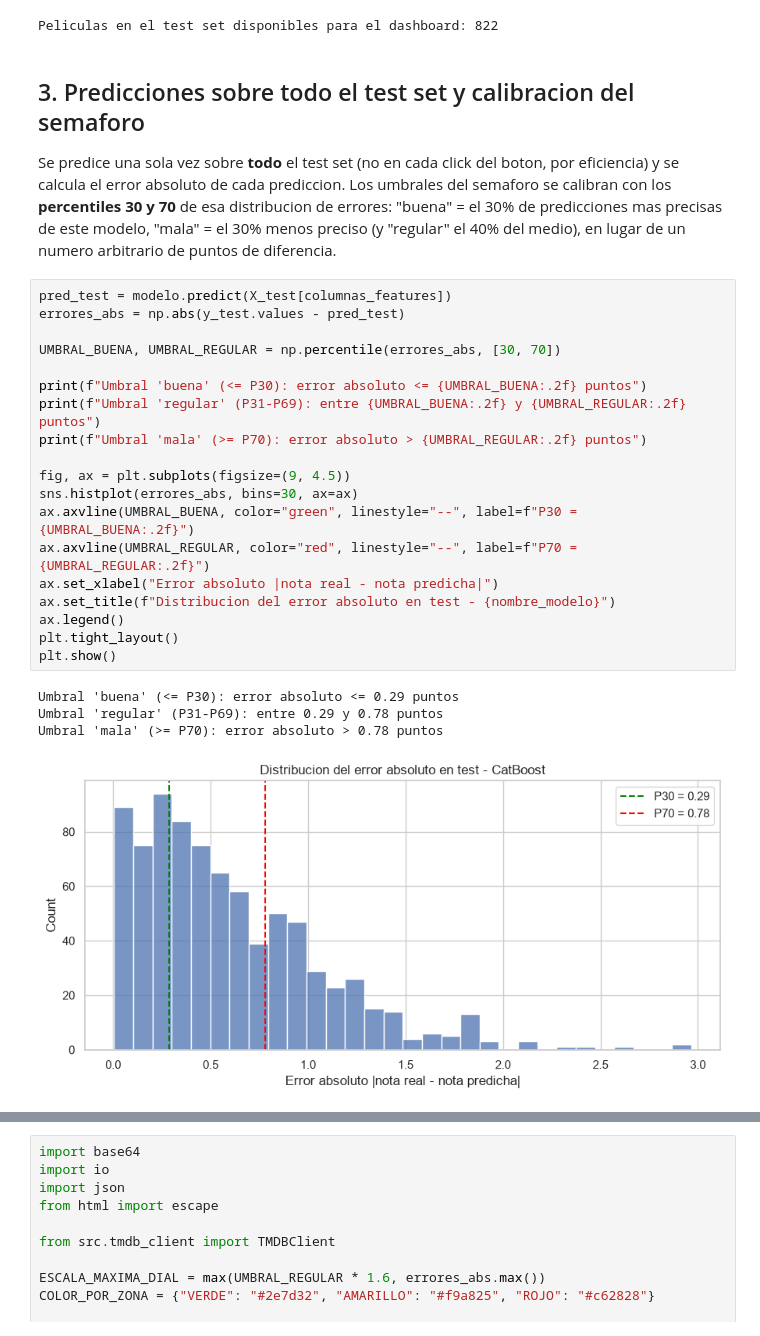
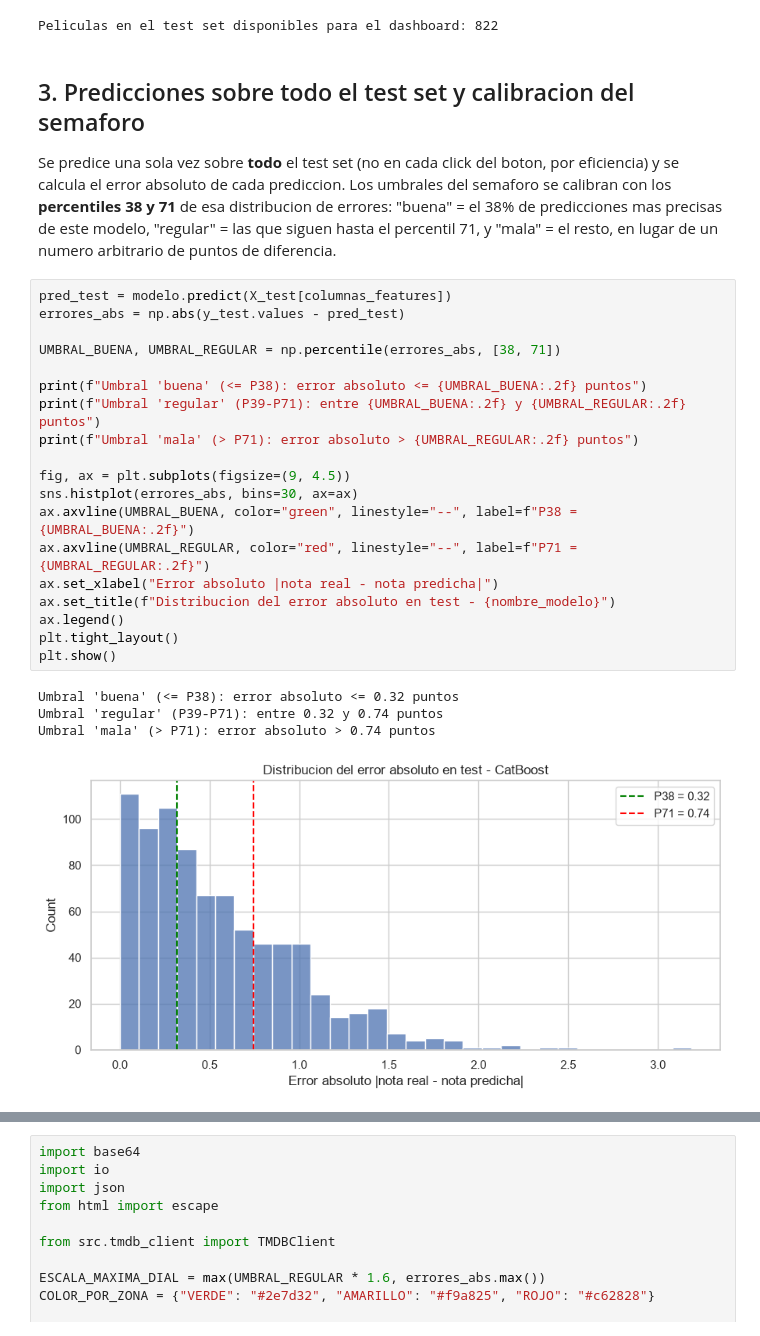
Before and after one commit to LeonardoGastaldo/Pochoclo-Predict, a Jupyter notebook: notebooks/06_dashboard.ipynb, the cells around one changed output, grey strips where cells are left out. Drawn from its saved outputs; the diff is of its cells as text.

Commit message:
Corro todos los NB y se cambian los umbrales para el Dashboard del NB06 porque era muy exigente la precisión anterior, no es significativo pero queda mejor representado.

```diff
--- a/notebooks/06_dashboard.ipynb
+++ b/notebooks/06_dashboard.ipynb
@@ -96,34 +96,34 @@ Peliculas en el test set disponibles para el dashboard: 822
 
 Se predice una sola vez sobre **todo** el test set (no en cada click del
 boton, por eficiencia) y se calcula el error absoluto de cada prediccion.
-Los umbrales del semaforo se calibran con los **percentiles 30 y 70** de esa
-distribucion de errores: "buena" = el 30% de predicciones mas precisas de
-este modelo, "mala" = el 30% menos preciso (y "regular" el 40% del medio),
-en lugar de un numero arbitrario de puntos de diferencia.
+Los umbrales del semaforo se calibran con los **percentiles 38 y 71** de esa
+distribucion de errores: "buena" = el 38% de predicciones mas precisas de
+este modelo, "regular" = las que siguen hasta el percentil 71, y "mala" =
+el resto, en lugar de un numero arbitrario de puntos de diferencia.
 # %%
 pred_test = modelo.predict(X_test[columnas_features])
 errores_abs = np.abs(y_test.values - pred_test)
 
-UMBRAL_BUENA, UMBRAL_REGULAR = np.percentile(errores_abs, [30, 70])
+UMBRAL_BUENA, UMBRAL_REGULAR = np.percentile(errores_abs, [38, 71])
 
-print(f"Umbral 'buena' (<= P30): error absoluto <= {UMBRAL_BUENA:.2f} puntos")
-print(f"Umbral 'regular' (P31-P69): entre {UMBRAL_BUENA:.2f} y {UMBRAL_REGULAR:.2f} puntos")
-print(f"Umbral 'mala' (>= P70): error absoluto > {UMBRAL_REGULAR:.2f} puntos")
+print(f"Umbral 'buena' (<= P38): error absoluto <= {UMBRAL_BUENA:.2f} puntos")
+print(f"Umbral 'regular' (P39-P71): entre {UMBRAL_BUENA:.2f} y {UMBRAL_REGULAR:.2f} puntos")
+print(f"Umbral 'mala' (> P71): error absoluto > {UMBRAL_REGULAR:.2f} puntos")
 
 fig, ax = plt.subplots(figsize=(9, 4.5))
 sns.histplot(errores_abs, bins=30, ax=ax)
-ax.axvline(UMBRAL_BUENA, color="green", linestyle="--", label=f"P30 = {UMBRAL_BUENA:.2f}")
-ax.axvline(UMBRAL_REGULAR, color="red", linestyle="--", label=f"P70 = {UMBRAL_REGULAR:.2f}")
+ax.axvline(UMBRAL_BUENA, color="green", linestyle="--", label=f"P38 = {UMBRAL_BUENA:.2f}")
+ax.axvline(UMBRAL_REGULAR, color="red", linestyle="--", label=f"P71 = {UMBRAL_REGULAR:.2f}")
 ax.set_xlabel("Error absoluto |nota real - nota predicha|")
 ax.set_title(f"Distribucion del error absoluto en test - {nombre_modelo}")
 ax.legend()
 plt.tight_layout()
 plt.show()
 # %% [output]
-Umbral 'buena' (<= P30): error absoluto <= 0.29 puntos
-Umbral 'regular' (P31-P69): entre 0.29 y 0.78 puntos
-Umbral 'mala' (>= P70): error absoluto > 0.78 puntos
+Umbral 'buena' (<= P38): error absoluto <= 0.32 puntos
+Umbral 'regular' (P39-P71): entre 0.32 y 0.74 puntos
+Umbral 'mala' (> P71): error absoluto > 0.74 puntos
-[figure, old version]
+[figure, new version]
 # %% [markdown]
 ## 4. Dashboard interactivo
 
```
Also changed, not shown: parts of 2 cells of this notebook, 3 other files.
